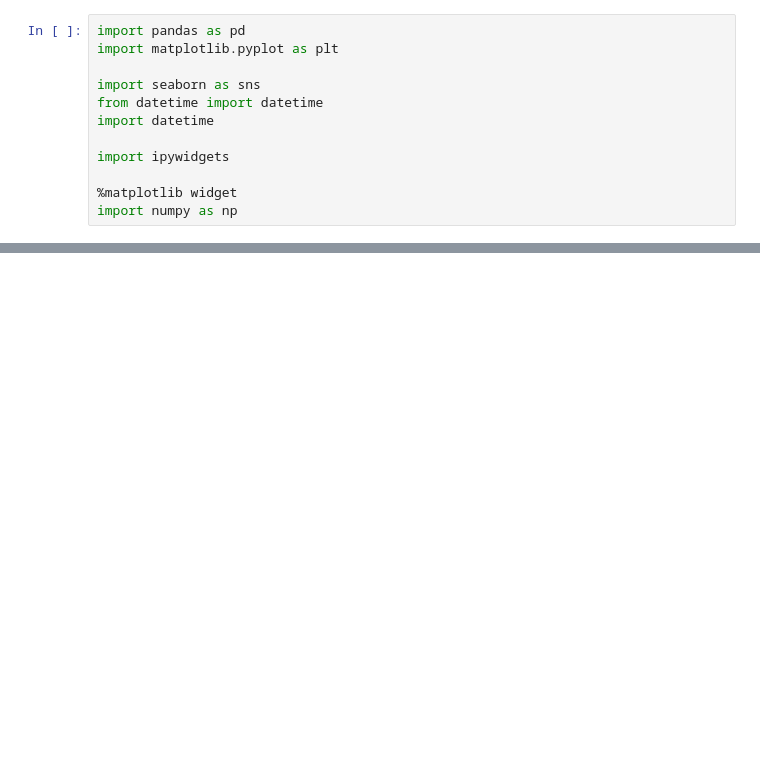
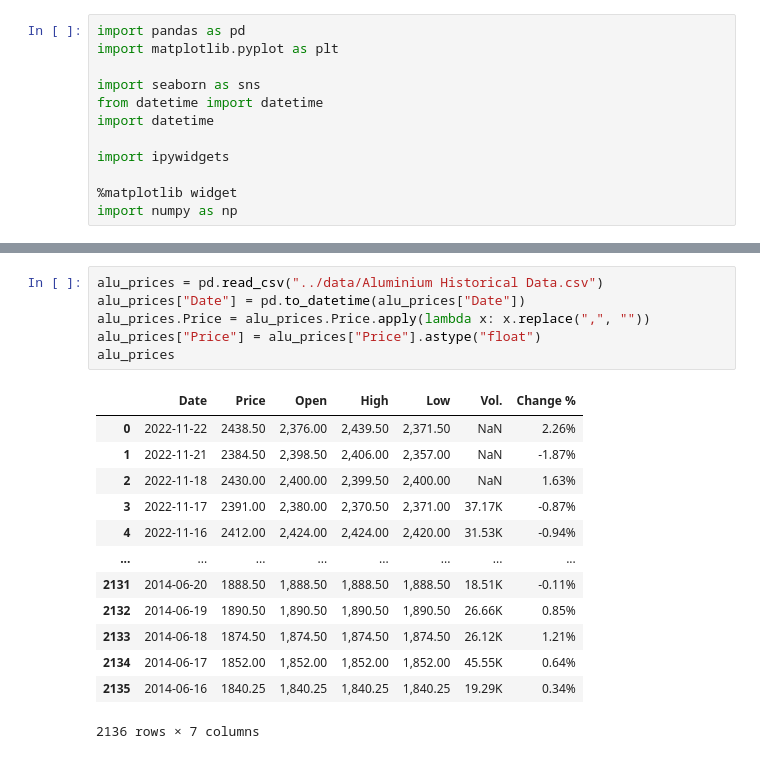
Before and after one commit to alexwese/tkseminar, a Jupyter notebook: DataAnalysis/DataAnalysis_Bauxite.ipynb, the cells around one changed output, grey strips where cells are left out. Cells and saved outputs as stored; diff of their text form; blank space fills up the shorter version.

```diff
--- a/DataAnalysis/DataAnalysis_Bauxite.ipynb
+++ b/DataAnalysis/DataAnalysis_Bauxite.ipynb
@@ -92,0 +47,20 @@ cols = ['EnergyPrice', 'OilPrice','GasPrice']
+# %%
+alu_prices = pd.read_csv("../data/Aluminium Historical Data.csv")
+alu_prices["Date"] = pd.to_datetime(alu_prices["Date"])
+alu_prices.Price = alu_prices.Price.apply(lambda x: x.replace(",", ""))
+alu_prices["Price"] = alu_prices["Price"].astype("float")
+alu_prices
+# %% [output]
+|  | Date | Price | Open | High | Low | Vol. | Change % |
+| 0 | 2022-11-22 | 2438.50 | 2,376.00 | 2,439.50 | 2,371.50 | NaN | 2.26% |
+| 1 | 2022-11-21 | 2384.50 | 2,398.50 | 2,406.00 | 2,357.00 | NaN | -1.87% |
+| 2 | 2022-11-18 | 2430.00 | 2,400.00 | 2,399.50 | 2,400.00 | NaN | 1.63% |
+| 3 | 2022-11-17 | 2391.00 | 2,380.00 | 2,370.50 | 2,371.00 | 37.17K | -0.87% |
+| 4 | 2022-11-16 | 2412.00 | 2,424.00 | 2,424.00 | 2,420.00 | 31.53K | -0.94% |
+| ... | ... | ... | ... | ... | ... | ... | ... |
+| 2131 | 2014-06-20 | 1888.50 | 1,888.50 | 1,888.50 | 1,888.50 | 18.51K | -0.11% |
+| 2132 | 2014-06-19 | 1890.50 | 1,890.50 | 1,890.50 | 1,890.50 | 26.66K | 0.85% |
+| 2133 | 2014-06-18 | 1874.50 | 1,874.50 | 1,874.50 | 1,874.50 | 26.12K | 1.21% |
+| 2134 | 2014-06-17 | 1852.00 | 1,852.00 | 1,852.00 | 1,852.00 | 45.55K | 0.64% |
+| 2135 | 2014-06-16 | 1840.25 | 1,840.25 | 1,840.25 | 1,840.25 | 19.29K | 0.34% |
+2136 rows × 7 columns
```
Also changed, not shown: parts of 12 cells of this notebook, 4 other files.
